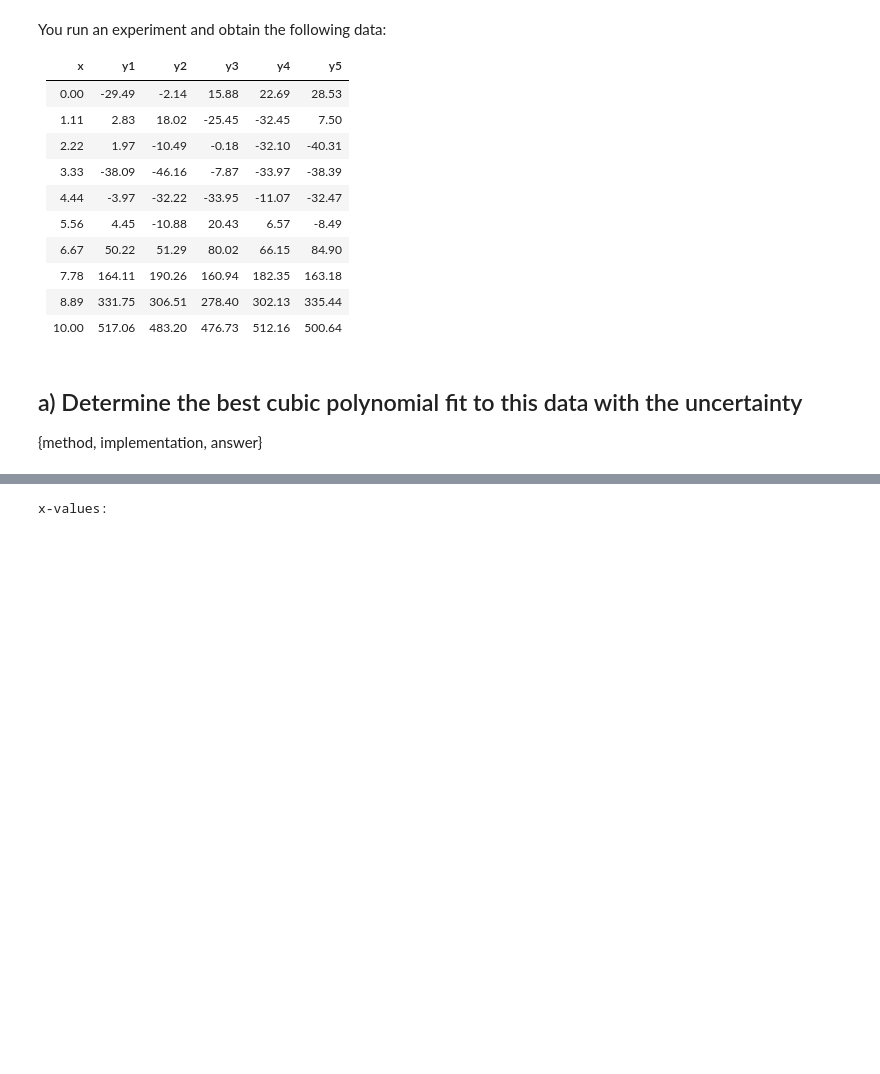
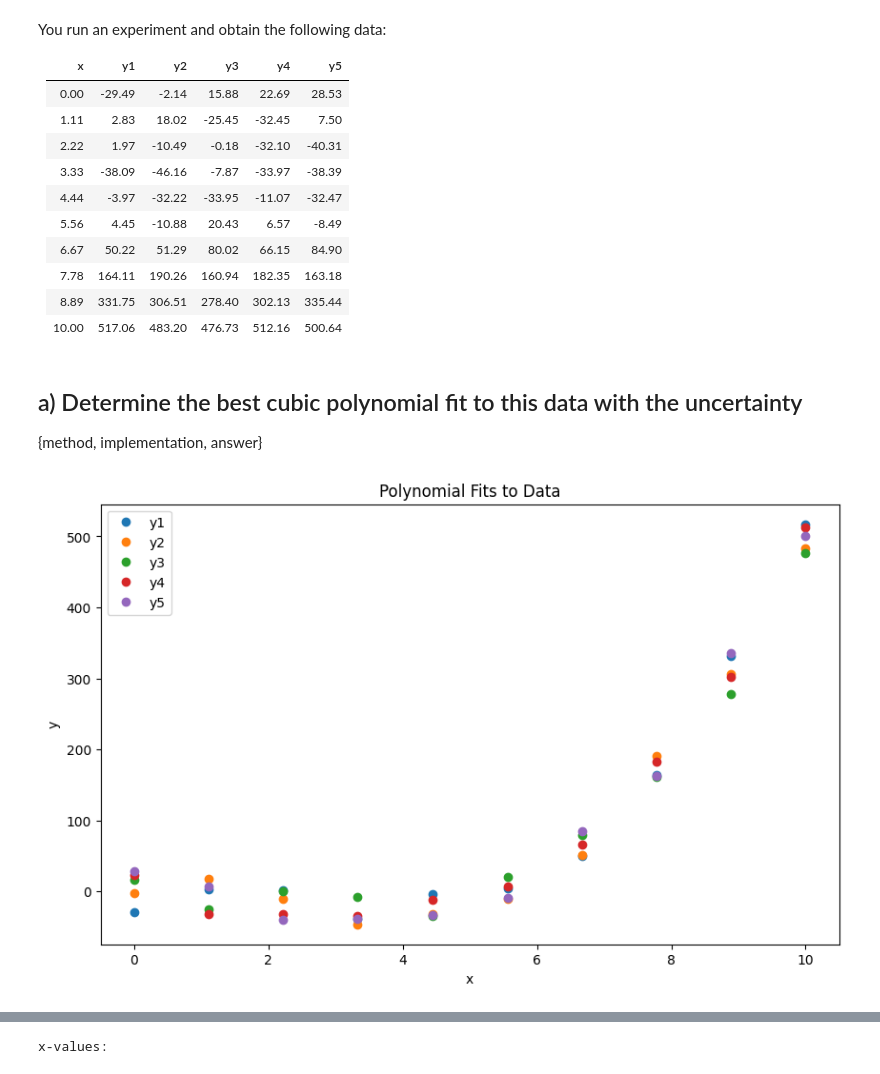
Before and after one commit to neha-jadhavs/ENGPHYS-3NM4, a Jupyter notebook: Assignments/Assignment_2.ipynb, the cells around one changed output, grey strips where cells are left out. Cells and saved outputs as stored; diff of their text form; code cells hidden in the pictures; blank space fills up the shorter version.

```diff
--- a/Assignments/Assignment_2.ipynb
+++ b/Assignments/Assignment_2.ipynb
@@ -170,3 +170,29 @@ d = np.array([
 ## a) Determine the best cubic polynomial fit to this data with the uncertainty
 
 {method, implementation, answer}
+# %%
+import matplotlib.pyplot as plt
+
+# Create a figure and axes for the plot
+plt.figure(figsize=(10, 6))
+
+# Iterate through each column of y_data and plot
+for i in range(y_data.shape[1]):
+    plt.plot(x_data, y_data[:, i], marker='o', linestyle='', label=f'y{i+1}')
+
+# Add an x-axis label
+plt.xlabel('x')
+
+# Add a y-axis label
+plt.ylabel('y')
+
+# Add a title to the plot
+plt.title('Polynomial Fits to Data')
+
+# Add a legend to the plot
+plt.legend()
+
+# Display the plot (we'll add the fits in subsequent steps)
+plt.show()
+# %% [output]
+[figure, added]
```
Also changed, not shown: parts of 3 cells of this notebook.
